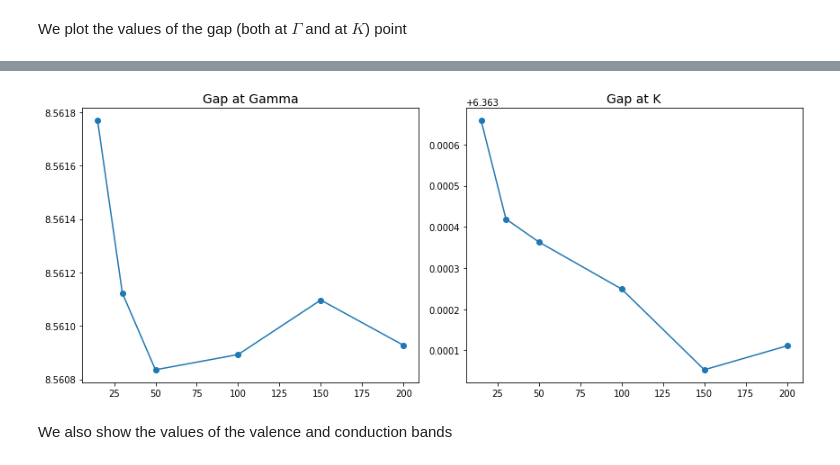
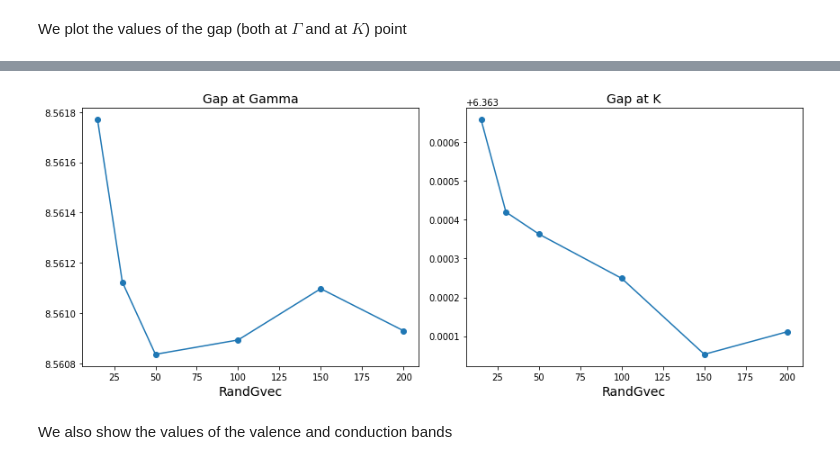
Before and after one commit to marcodalessandro76/MoS2, a Jupyter notebook: GW_Analysis.ipynb, the cells around one changed output, grey strips where cells are left out. Drawn from its saved outputs; the diff is of its cells as text; code cells hidden in the pictures.

```diff
--- a/GW_Analysis.ipynb
+++ b/GW_Analysis.ipynb
@@ -202,14 +201,17 @@ gap_G,gap_K
 # %%
 fig, axes = plt.subplots(nrows=1, ncols=2, figsize=(12, 5))
 axes[0].plot(RandGvec,gap_G)
 axes[0].scatter(RandGvec,gap_G)
 axes[0].set_title('Gap at Gamma',size=14)
+axes[0].set_xlabel('RandGvec',size=14)
+
 axes[1].plot(RandGvec, gap_K)
 axes[1].scatter(RandGvec,gap_K)
 axes[1].set_title('Gap at K',size=14)
+axes[1].set_xlabel('RandGvec',size=14)
 fig.tight_layout()
 # %% [output]
-[figure, old version]
+[figure, new version]
 # %% [markdown]
 We also show the values of the valence and conduction bands
 # %%
```
Also changed, not shown: parts of 103 cells of this notebook.
